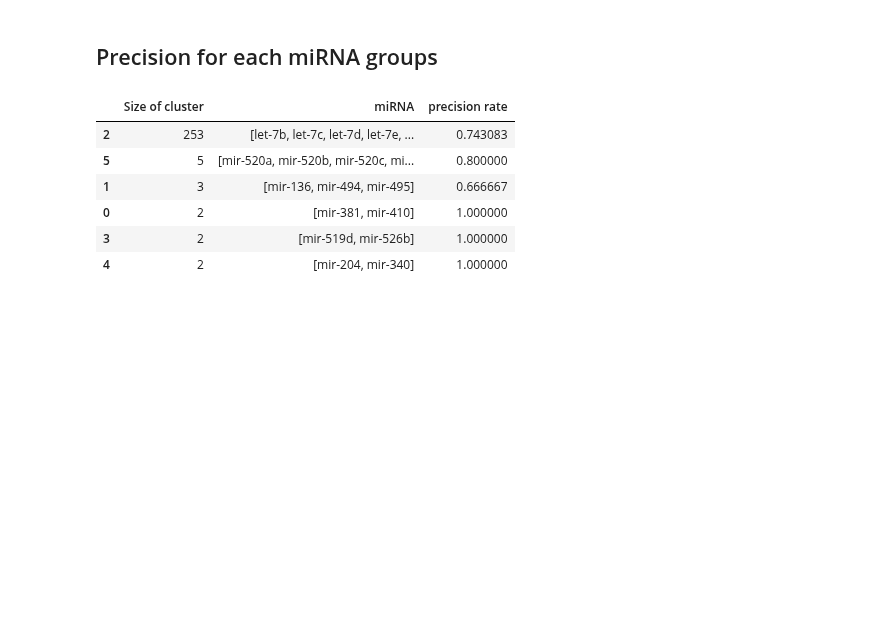
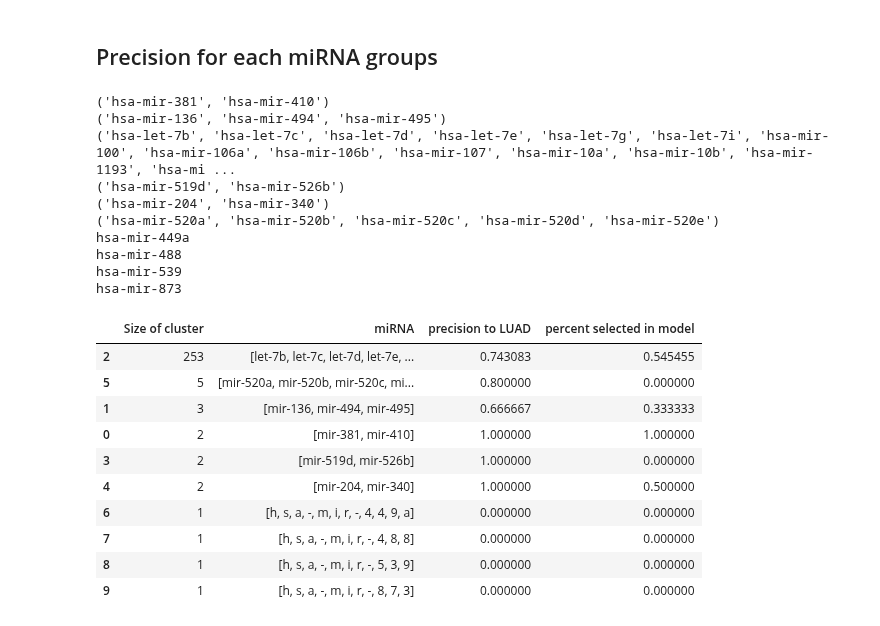
Before and after one commit to JonnyTran/microRNA-Lung-Cancer-Associations, a Jupyter notebook: notebooks/miRNA-gene_exp.ipynb, the cells around one changed output. Cells and saved outputs as stored; diff of their text form; code cells hidden in the pictures; blank space fills up the shorter version.

Commit message:
miRNA-gene_exp: added miRNA cluster precisions

```diff
--- a/notebooks/miRNA-gene_exp.ipynb
+++ b/notebooks/miRNA-gene_exp.ipynb
@@ -322,10 +322,6 @@ param = {'numThreads': -1, 'verbose': True,
 param['lambda1'] = 0.5
 param['lambda2'] = 0.5
 param['lambda3'] = 0.5
-
-X_train, X_test, Y_train, Y_test = \
-    train_test_split(X, y, test_size=0.2, random_state=np.random.randint(0, 10000), stratify=y)
-
 
 X_train = np.asfortranarray(X_train, dtype=myfloat)
 Y_train = np.asfortranarray(Y_train, dtype=myfloat)
@@ -395,7 +391,7 @@ A = gl.linear_operator_from_groups(X_train.shape[1],
                                    )
 beta = start_vectors.ZerosStartVector().get_vector(X_train.shape[1])
 
-logistic_L1L2GL = estimators.LogisticRegressionL1L2GL(l1=1.5, l2=0.0, gl=2.5, A=A,
+logistic_L1L2GL = estimators.LogisticRegressionL1L2GL(l1=2.5, l2=0.0, gl=-1.5, A=A,
                                                       algorithm=algorithms.proximal.FISTA(),
                                                       class_weight='auto',
                                                       algorithm_params=dict(max_iter=1000),
@@ -407,0 +406,16 @@ Non-zero: 246
+# %%
+clustered_miRNA_indices = []
+
+for cluster in network.miRNA_clusters_int:
+    clustered_miRNA_indices += cluster
+
+print X_multi_train.T[clustered_miRNA_indices].T.shape
+print Y_multi_train.shape
+
+# Multi Logistic
+multi_task_l1l2_cluster_param = param.copy()
+multi_task_l1l2_cluster_param['loss'] = 'multi-logistic'
+multi_task_l1l2_cluster_param['regul'] = 'l1l2'
+multi_task_l1l2_cluster_param['lambda1'] = 0.01
+multi_task_l1l2_cluster = SPAMSClassifier()
+multi_task_l1l2_cluster.fit(X_multi_train.T[clustered_miRNA_indices].T, Y_multi_train, groups=None, params=multi_task_l1l2_cluster_param)
@@ -725,21 +770,36 @@ plt.show()
 # %%
 miRNA_groups_precision = []
 miRNA_groups_precision
 for cluster in network.miRNA_clusters_int:
-    if len(cluster) < 2:
-        continue
+    print get_miRNA_names(cluster, tgca_luad.mirna_list)
     miRNA_groups_precision.append((len(cluster),
                                    get_miRNA_names(cluster, tgca_luad.mirna_list, miR_name=True),
                                    precision_rate(candidate_miRNAs=get_miRNA_names(cluster, tgca_luad.mirna_list),
-                                                               validated_miRNAs=dbDEMC_luad_miRNAs)
+                                                               validated_miRNAs=dbDEMC_luad_miRNAs),
+                                   precision_rate(candidate_miRNAs=get_miRNA_names(cluster, tgca_luad.mirna_list),
+                                                  validated_miRNAs=get_miRNA_names(logistic_L1L2GL.beta.nonzero()[0], tgca_luad.mirna_list))
                                    ))
 
-pandas.DataFrame(miRNA_groups_precision, columns=['Size of cluster', 'miRNA', 'precision rate']).sort_values(by='Size of cluster', ascending=False)
+pandas.DataFrame(miRNA_groups_precision, columns=['Size of cluster', 'miRNA', 'precision to LUAD', 'percent selected in model']).sort_values(by='Size of cluster', ascending=False)
 # %% [output]
+('hsa-mir-381', 'hsa-mir-410')
+('hsa-mir-136', 'hsa-mir-494', 'hsa-mir-495')
+('hsa-let-7b', 'hsa-let-7c', 'hsa-let-7d', 'hsa-let-7e', 'hsa-let-7g', 'hsa-let-7i', 'hsa-mir-100', 'hsa-mir-106a', 'hsa-mir-106b', 'hsa-mir-107', 'hsa-mir-10a', 'hsa-mir-10b', 'hsa-mir-1193', 'hsa-mi ...
+('hsa-mir-519d', 'hsa-mir-526b')
+('hsa-mir-204', 'hsa-mir-340')
+('hsa-mir-520a', 'hsa-mir-520b', 'hsa-mir-520c', 'hsa-mir-520d', 'hsa-mir-520e')
+hsa-mir-449a
+hsa-mir-488
+hsa-mir-539
+hsa-mir-873
-|  | Size of cluster | miRNA | precision rate |
-| 2 | 253 | [let-7b, let-7c, let-7d, let-7e, ... | 0.743083 |
-| 5 | 5 | [mir-520a, mir-520b, mir-520c, mi... | 0.800000 |
-| 1 | 3 | [mir-136, mir-494, mir-495] | 0.666667 |
-| 0 | 2 | [mir-381, mir-410] | 1.000000 |
-| 3 | 2 | [mir-519d, mir-526b] | 1.000000 |
-| 4 | 2 | [mir-204, mir-340] | 1.000000 |
+|  | Size of cluster | miRNA | precision to LUAD | percent selected in model |
+| 2 | 253 | [let-7b, let-7c, let-7d, let-7e, ... | 0.743083 | 0.545455 |
+| 5 | 5 | [mir-520a, mir-520b, mir-520c, mi... | 0.800000 | 0.000000 |
+| 1 | 3 | [mir-136, mir-494, mir-495] | 0.666667 | 0.333333 |
+| 0 | 2 | [mir-381, mir-410] | 1.000000 | 1.000000 |
+| 3 | 2 | [mir-519d, mir-526b] | 1.000000 | 0.000000 |
+| 4 | 2 | [mir-204, mir-340] | 1.000000 | 0.500000 |
+| 6 | 1 | [h, s, a, -, m, i, r, -, 4, 4, 9, a] | 0.000000 | 0.000000 |
+| 7 | 1 | [h, s, a, -, m, i, r, -, 4, 8, 8] | 0.000000 | 0.000000 |
+| 8 | 1 | [h, s, a, -, m, i, r, -, 5, 3, 9] | 0.000000 | 0.000000 |
+| 9 | 1 | [h, s, a, -, m, i, r, -, 8, 7, 3] | 0.000000 | 0.000000 |
```
Also changed, not shown: parts of 7 cells of this notebook.
